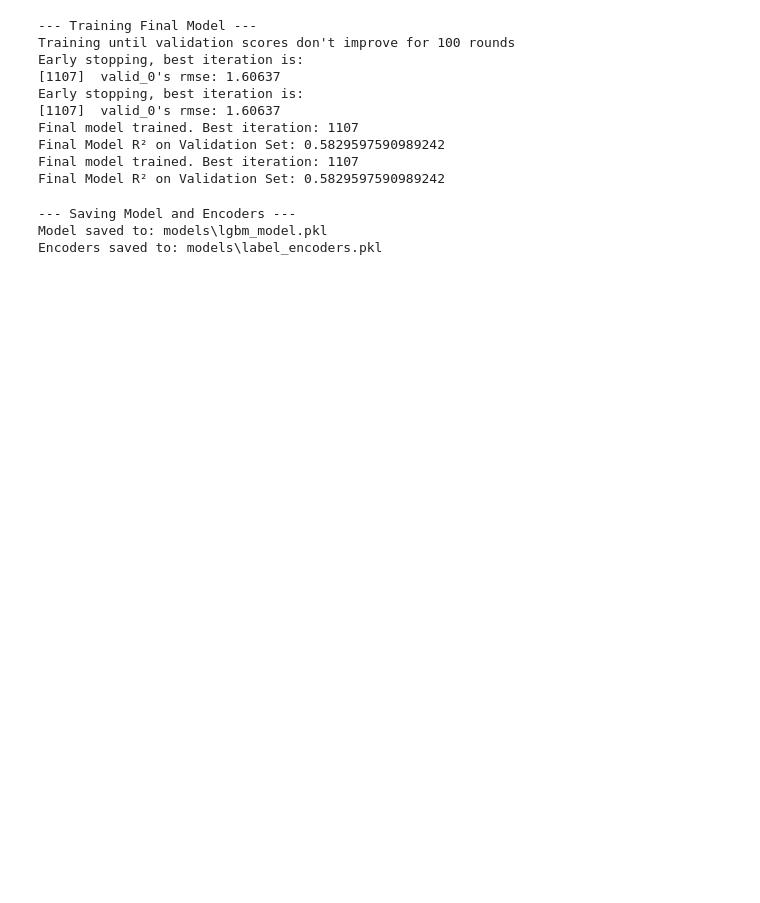
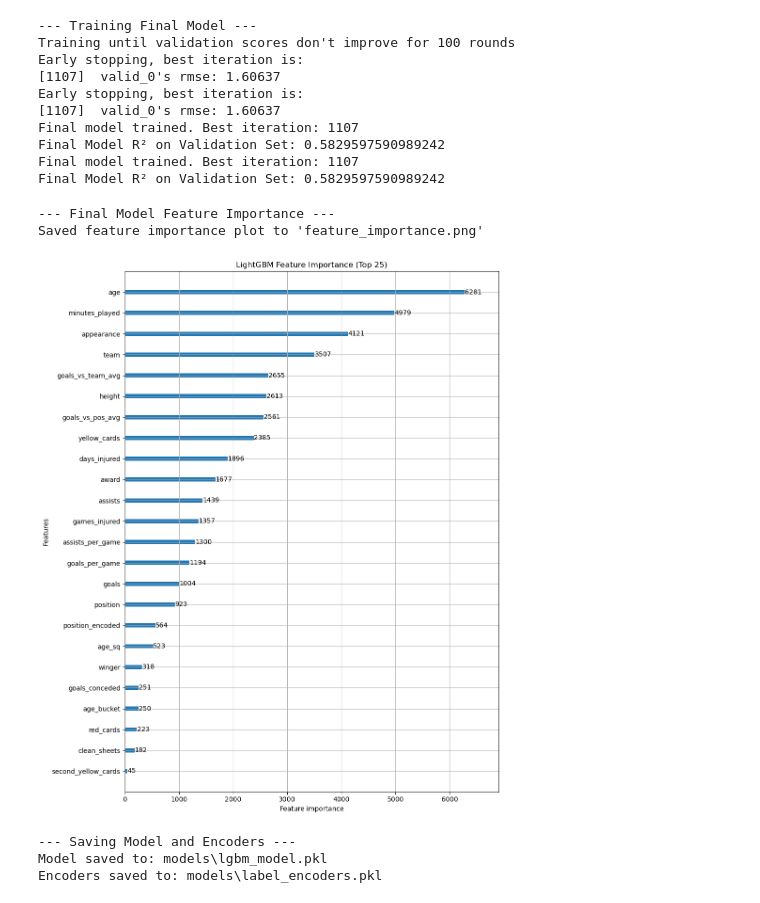
Before and after one commit to BIGMANMORAL/Major-Pro, a Jupyter notebook: Notebooks/LightGBM.ipynb, the cells around one changed output. Saved outputs shown, nothing was run; the diff lists cells and outputs as text; code cells hidden in the pictures; blank space fills up the shorter version.

```diff
--- a/Notebooks/LightGBM.ipynb
+++ b/Notebooks/LightGBM.ipynb
@@ -42,14 +91,21 @@ Dataset loaded and initial processing complete.
 # %%
-# Block 3: Label encode categorical variables
-# CHANGED: Storing encoders in a dictionary is a major change.
-# This is crucial for correctly processing new data in your Flask app.
+# Block 3: Label encode categorical variables and set Dtype
+print("\n--- Encoding Categorical Variables ---")
 cat_cols = ["team", "position", "age_bucket"]
-encoders = {} # CHANGED: Initialized a dictionary to hold the fitted encoders
+encoders = {}
 for col in cat_cols:
     le = LabelEncoder()
+    # Fit and transform
     df[col] = le.fit_transform(df[col].astype(str))
-    encoders[col] = le # CHANGED: Saved the fitted encoder for each column
-    print(f"Label encoded '{col}' column.")
+
+    # --- THIS IS THE NEW, ROBUST FIX ---
+    # After encoding, convert the column to pandas' 'category' dtype
+    # This is the most robust way to tell LightGBM what is a category
+    df[col] = df[col].astype('category')
+    # --- END NEW FIX ---
+
+    encoders[col] = le
+    print(f"Label encoded and set '{col}' to category dtype.")
 
 # Features & target
 X = df.drop(columns=["current_value"])
@@ -164,21 +232,22 @@ X_train, X_valid, y_train, y_valid = train_test_split(
     X, y, test_size=0.2, random_state=42
 )
 
-# CHANGED: Fixed the TypeError from the notebook by correctly combining parameters.
 final_params = study.best_params
 final_params['random_state'] = 42
-final_params['n_estimators'] = 5000 # High number for early stopping
+final_params['n_estimators'] = 5000
 final_params['objective'] = 'regression'
 final_params['metric'] = 'rmse'
 
+# --- THE FIX IS HERE ---
+# We NO LONGER pass 'categorical_feature'. It will be auto-detected.
 final_model = lgb.LGBMRegressor(**final_params)
 
 final_model.fit(
     X_train, y_train,
     eval_set=[(X_valid, y_valid)],
     eval_metric="rmse",
-    callbacks=[lgb.early_stopping(100, verbose=True)],
-    categorical_feature=cat_cols  # <--- THIS IS THE ADDED LINE
+    callbacks=[lgb.early_stopping(100, verbose=True)]
+    # The 'categorical_feature' parameter is now gone
 )
 
 print(f"Final model trained. Best iteration: {final_model.best_iteration_}")
@@ -197,6 +266,27 @@ Final model trained. Best iteration: 1107
 Final Model R² on Validation Set: 0.5829597590989242
 Final model trained. Best iteration: 1107
 Final Model R² on Validation Set: 0.5829597590989242
+# %%
+# --- NEW BLOCK 7.5: Analyze Final Model ---
+import matplotlib.pyplot as plt
+
+print("\n--- Final Model Feature Importance ---")
+
+# Plot the top 25 features
+lgb.plot_importance(
+    final_model,
+    max_num_features=25,
+    figsize=(10, 12),
+    title="LightGBM Feature Importance (Top 25)"
+)
+plt.tight_layout()
+# Save the plot so you can see it
+plt.savefig("feature_importance.png")
+print("Saved feature importance plot to 'feature_importance.png'")
+# %% [output]
+--- Final Model Feature Importance ---
+Saved feature importance plot to 'feature_importance.png'
+[figure, added]
 # %%
 # BLOCK 8: Save the model and encoders
 # CHANGED: This entire block is new. It handles saving the necessary files.
```
Also changed, not shown: parts of 6 cells of this notebook, 14 other files.
